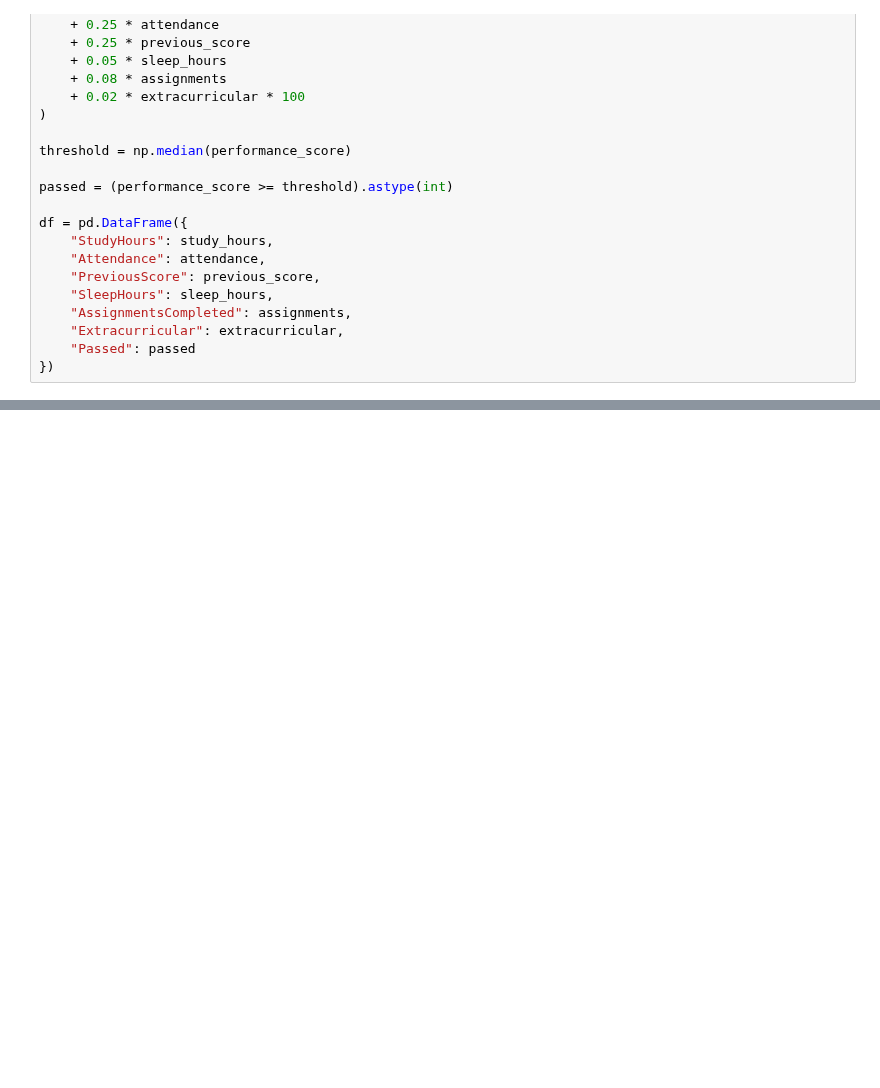
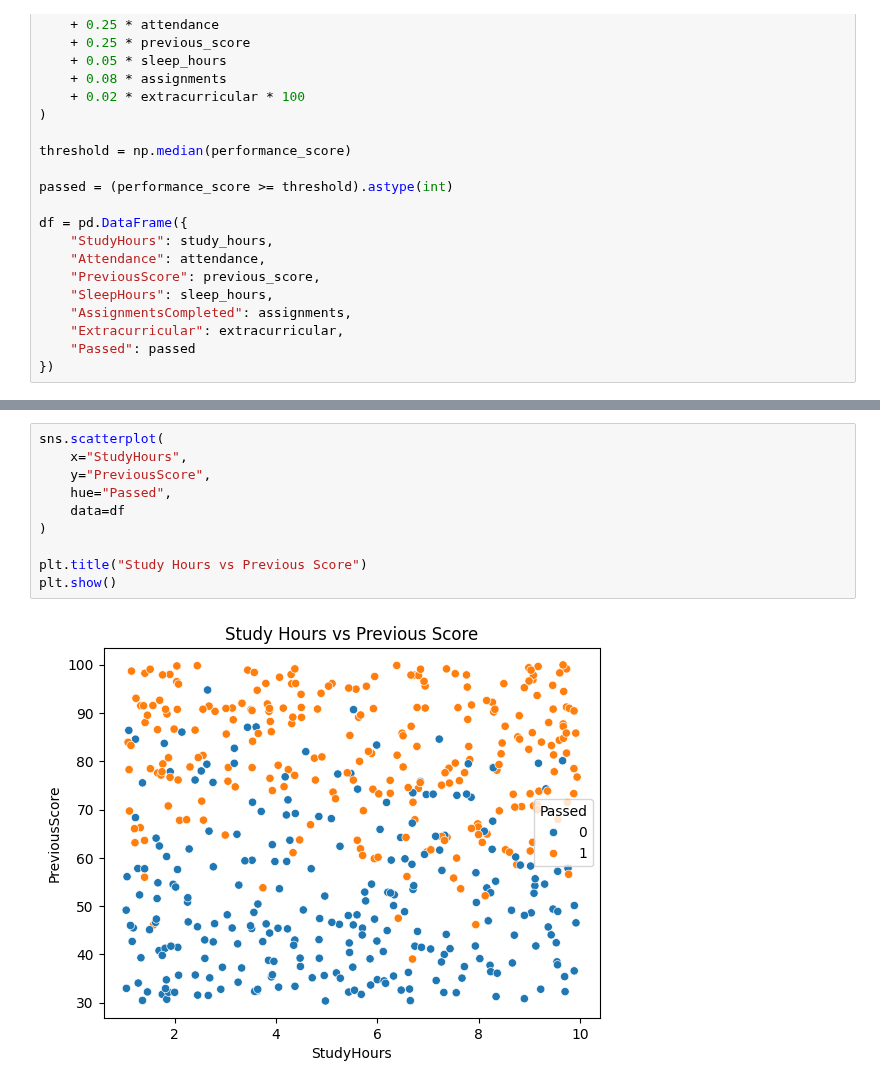
Before and after one commit to abhinavsinh014-prog/Machine-Learing, a Jupyter notebook: StudentPerformancePred.ipynb, the cells around one changed output, grey strips where cells are left out. Saved outputs shown, nothing was run; the diff lists cells and outputs as text; blank space fills up the shorter version.

```diff
--- a/StudentPerformancePred.ipynb
+++ b/StudentPerformancePred.ipynb
@@ -47,0 +68,12 @@ df = pd.DataFrame({
+# %%
+sns.scatterplot(
+    x="StudyHours",
+    y="PreviousScore",
+    hue="Passed",
+    data=df
+)
+
+plt.title("Study Hours vs Previous Score")
+plt.show()
+# %% [output]
+[figure, added]
```
Also changed, not shown: parts of 6 cells of this notebook.
